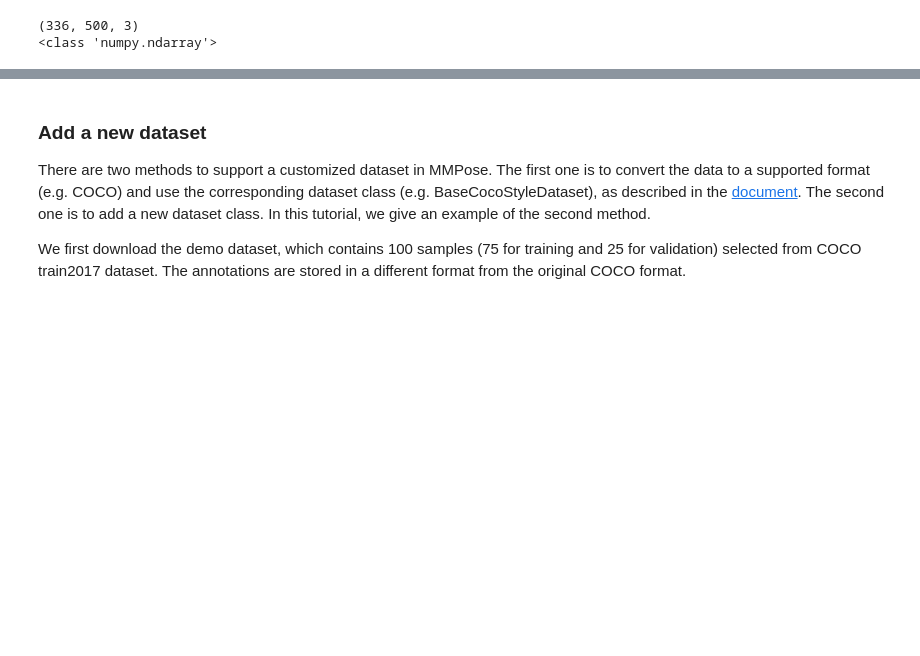
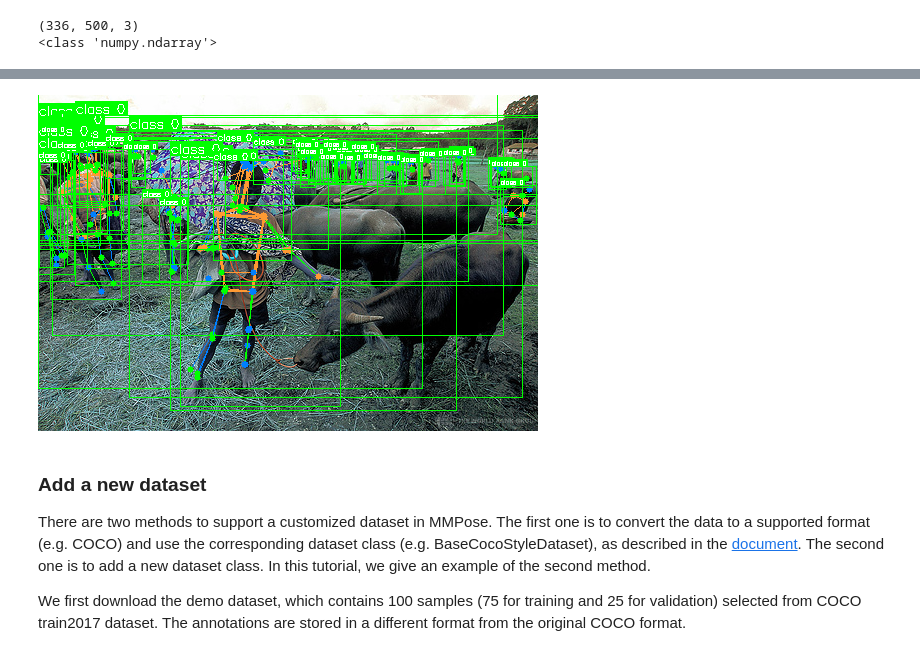
Before and after one commit to Mori0000/mmpose_old, a Jupyter notebook: MMPose_Tutorial copy.ipynb, the cells around one changed output, grey strips where cells are left out. Saved outputs shown, nothing was run; the diff lists cells and outputs as text; code cells hidden in the pictures; blank space fills up the shorter version.

```diff
--- a/MMPose_Tutorial copy.ipynb
+++ b/MMPose_Tutorial copy.ipynb
@@ -147,3 +139,14 @@ Error:
+# %%
+from PIL import Image
+from IPython.display import display
+
+# 画像を読み込む
+img = Image.fromarray(vis_result[:,:,::-1])
+
+# 画像を表示する
+display(img)
+# %% [output]
+[figure, added]
 # %% [markdown]
 ### Add a new dataset
 
```
Also changed, not shown: parts of 5 cells of this notebook, 9 other files.
